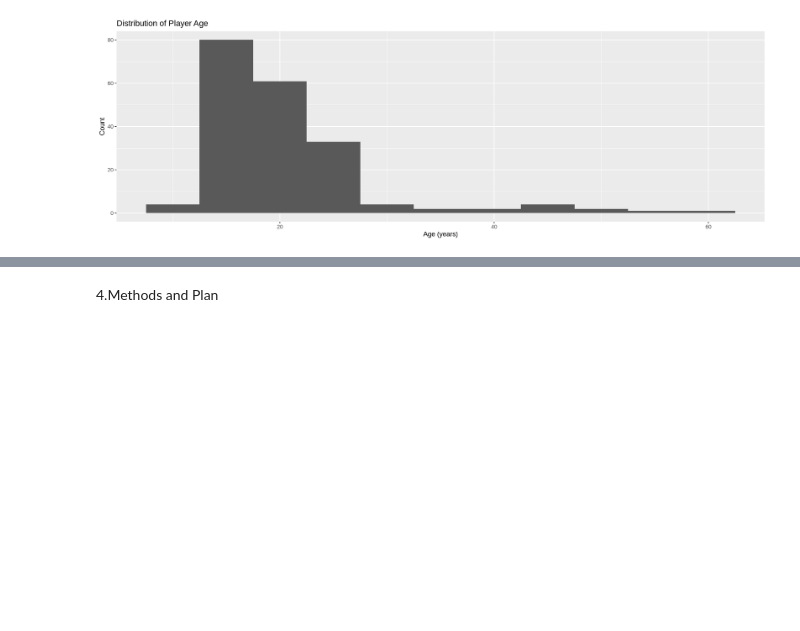
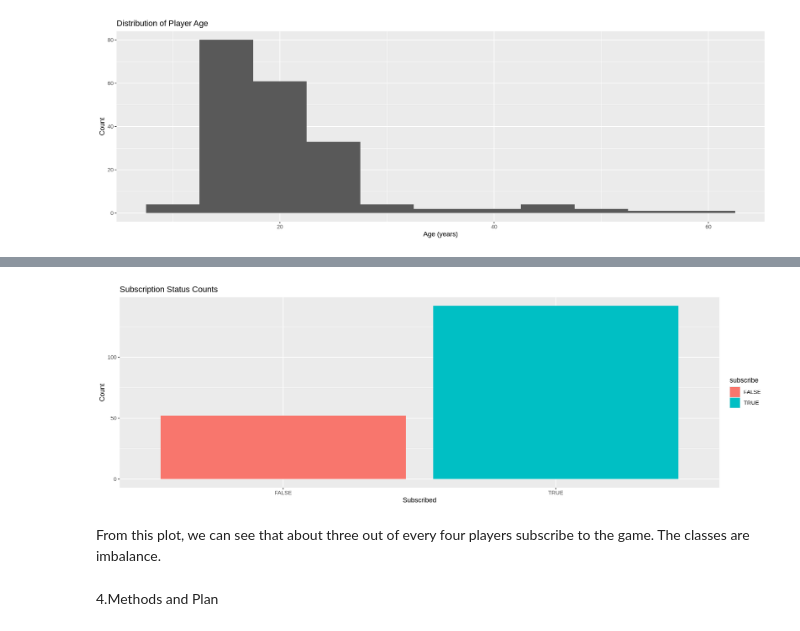
Before and after one commit to zhifou541-stack/26-Elisha-Liu-Individual-Plan, a Jupyter notebook: 26 .ipynb, the cells around one changed output, grey strips where cells are left out. Drawn from its saved outputs; the diff is of its cells as text; code cells hidden in the pictures; blank space fills up the shorter version.

```diff
--- a/26 .ipynb
+++ b/26 .ipynb
@@ -188,3 +210,13 @@ From this histogram, we can see the age distribution of the players. Most player
+# %%
+subscription_proportion <-players_clean |>
+  ggplot(aes(x = subscribe, fill = subscribe)) +
+  geom_bar() +
+  labs(title = "Subscription Status Counts", x = "Subscribed", y = "Count")
+subscription_proportion
+# %% [output]
+[figure, added]
+# %% [markdown]
+From this plot, we can see that about three out of every four players subscribe to the game. The classes are imbalance.
 # %% [markdown]
 4.Methods and Plan
 # %% [markdown]
```
Also changed, not shown: parts of 11 cells of this notebook.
